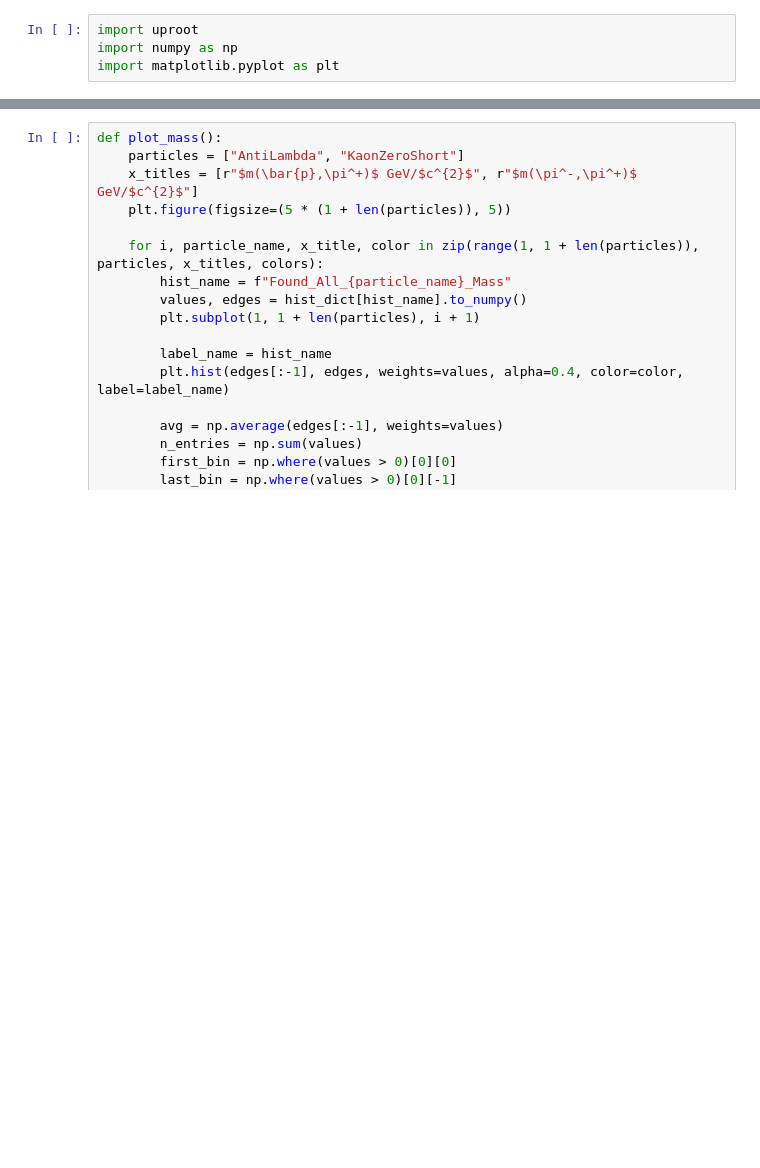
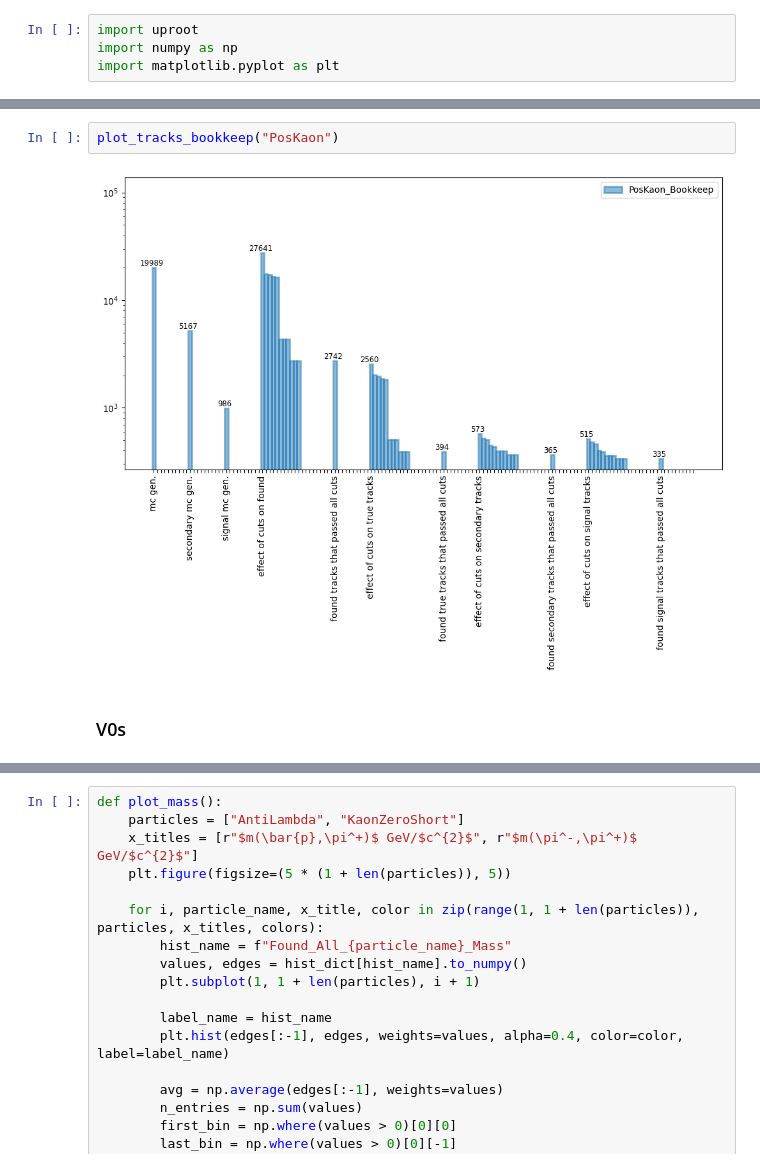
Before and after one commit to HD-ALICE-Sexaquark/analysis, a Jupyter notebook: jupyter/ShowCutFlow.ipynb, the cells around one changed output, grey strips where cells are left out. Drawn from its saved outputs; the diff is of its cells as text; blank space fills up the shorter version.

```diff
--- a/jupyter/ShowCutFlow.ipynb
+++ b/jupyter/ShowCutFlow.ipynb
@@ -70,0 +62,6 @@ plot_bookkeep()
+# %%
+plot_tracks_bookkeep("PosKaon")
+# %% [output]
+[figure, added]
+# %% [markdown]
+### V0s
```
Also changed, not shown: parts of 15 cells of this notebook.
